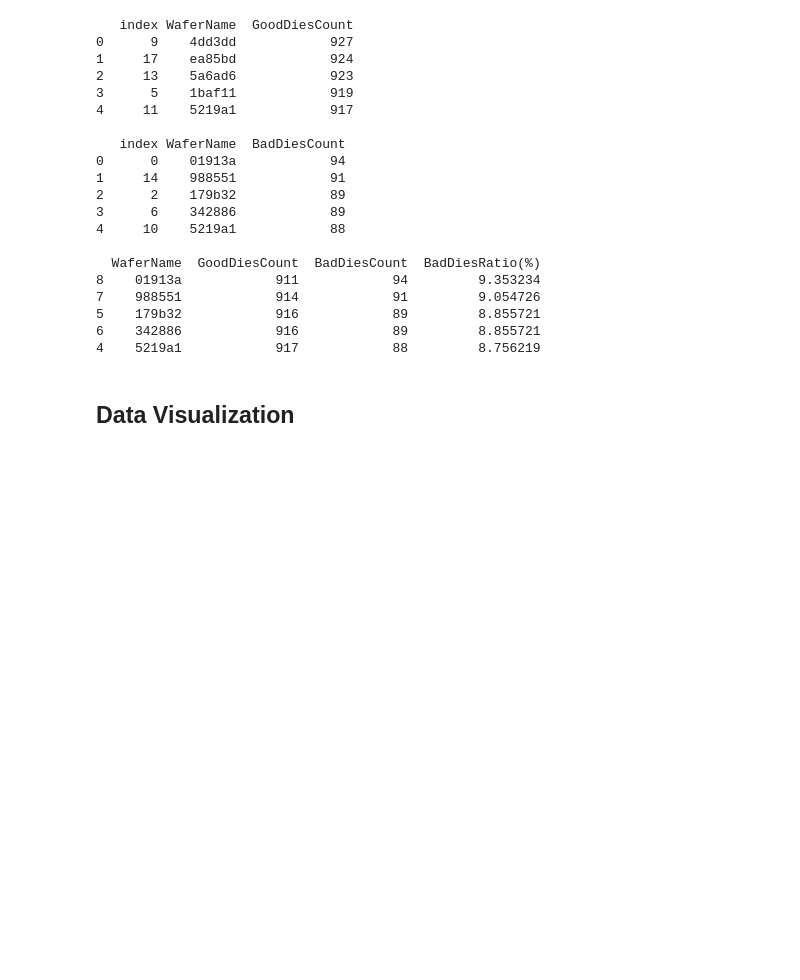
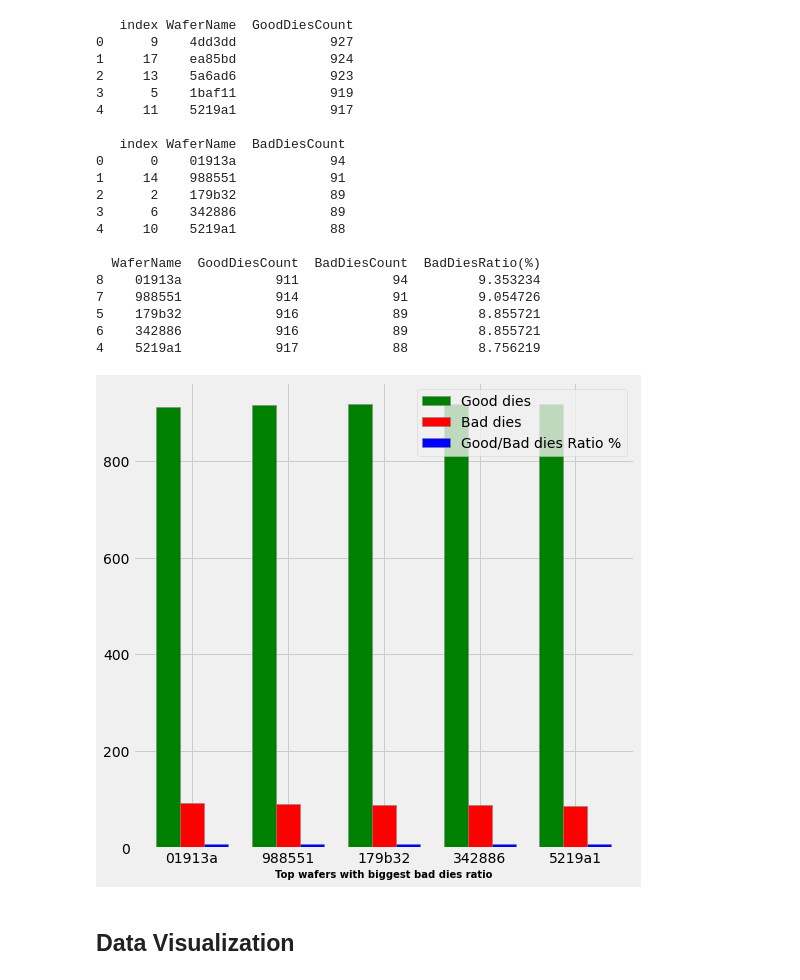
Before and after one commit to klklkl1990/Wafers-Scratch-Detection-ML, a Jupyter notebook: wafers-scratch-detection-ml-liad-solomon.ipynb, the cells around one changed output. Drawn from its saved outputs; the diff is of its cells as text; code cells hidden in the pictures; blank space fills up the shorter version.

```diff
--- a/wafers-scratch-detection-ml-liad-solomon.ipynb
+++ b/wafers-scratch-detection-ml-liad-solomon.ipynb
@@ -298,6 +327,32 @@ print(organized_filtered_test_df.head(),'\n')
 5    179b32            916            89         8.855721
 6    342886            916            89         8.855721
 4    5219a1            917            88         8.756219
+# %%
+barWidth = 0.25
+fig2 = plt.subplots(figsize =(8, 8))
+b1 = np.arange(5)
+b2 = [x + barWidth for x in b1]
+b3 = [x + barWidth for x in b2]
+GD_2 = organized_filtered_test_df.head(5)['GoodDiesCount'].values
+BD_2 = organized_filtered_test_df.head(5)['BadDiesCount'].values
+GBDR_2 = organized_filtered_test_df.head(5)['BadDiesRatio(%)'].values
+GBNAMES_2 = organized_filtered_test_df.head(5)['WaferName'].values
+
+plt.bar(b1, GD_2, color ='g', width = barWidth,
+        edgecolor ='grey', label ='Good dies')
+plt.bar(b2, BD_2, color ='r', width = barWidth,
+        edgecolor ='grey', label ='Bad dies')
+plt.bar(b3, GBDR_2, color ='b', width = barWidth,
+        edgecolor ='grey', label ='Good/Bad dies Ratio %')
+
+plt.xlabel('Top wafers with biggest bad dies ratio', fontweight ='bold', fontsize = 10)
+plt.ylabel('', fontweight ='bold', fontsize = 10)
+plt.xticks([r + barWidth for r in range(5)],GBNAMES_2)
+
+plt.legend()
+plt.show()
+# %% [output]
+[figure, added]
 # %% [markdown]
 ## **Data Visualization**
 # %% [markdown]
```
Also changed, not shown: parts of 2 cells of this notebook.
